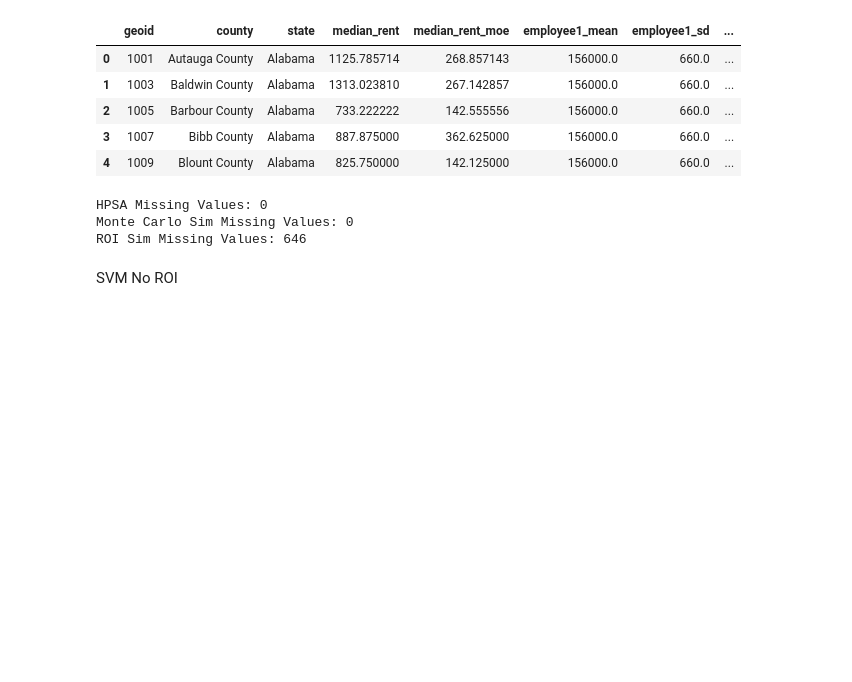
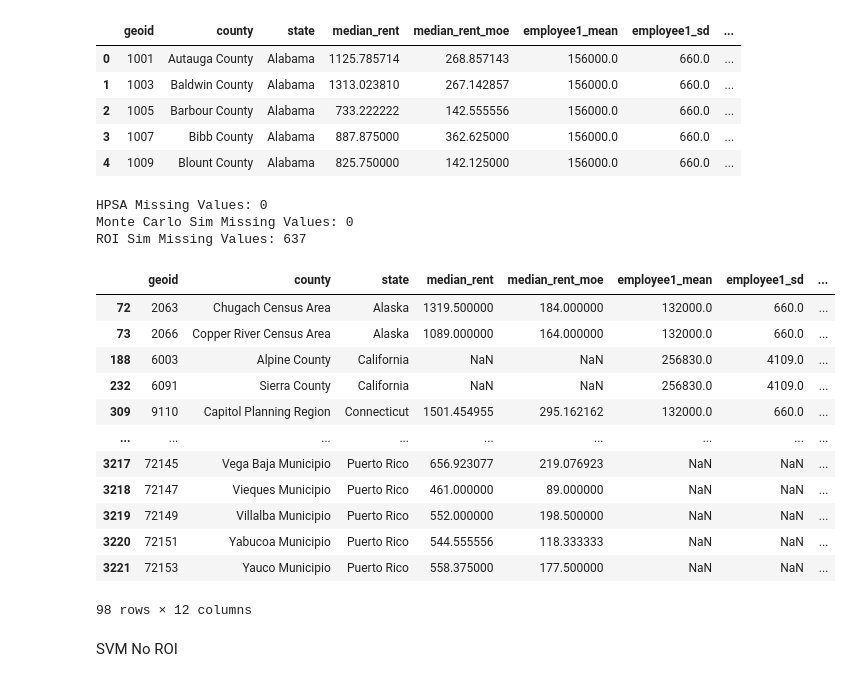
Before and after one commit to ctrazona1385/DS_Capstone_Group_1, a Jupyter notebook: GO_NOGO_SVM.ipynb, the cells around one changed output. Cells and saved outputs as stored; diff of their text form; code cells hidden in the pictures; blank space fills up the shorter version.

```diff
--- a/GO_NOGO_SVM.ipynb
+++ b/GO_NOGO_SVM.ipynb
@@ -48,7 +48,7 @@ monte_df.head()
 | 4 | 1001 | 0.026067 | 0.012786 | 0.041901 | 0.083019 | ... |
 # %%
 # Load the file
-roi_df = pd.read_csv('GitHub Capstone/DS_Capstone_Group_1/data/v2_cleaned/roi_by_county.csv')
+roi_df = pd.read_csv('GitHub Capstone/DS_Capstone_Group_1/data/v2_cleaned/roi_by_county (1).csv')
 
 roi_df = roi_df.drop(columns=['Unnamed: 0'])
 # Preview the data
@@ -73,7 +73,25 @@ print("ROI Sim Missing Values:", missing_values.sum())
 # %% [output]
 HPSA Missing Values: 0
 Monte Carlo Sim Missing Values: 0
-ROI Sim Missing Values: 646
+ROI Sim Missing Values: 637
+# %%
+# roi_df.info()
+missing_roi_df = roi_df[roi_df.isna().any(axis=1)]
+missing_roi_df
+# %% [output]
+|  | geoid | county | state | median_rent | median_rent_moe | employee1_mean | employee1_sd | ... |
+| 72 | 2063 | Chugach Census Area | Alaska | 1319.500000 | 184.000000 | 132000.0 | 660.0 | ... |
+| 73 | 2066 | Copper River Census Area | Alaska | 1089.000000 | 164.000000 | 132000.0 | 660.0 | ... |
+| 188 | 6003 | Alpine County | California | NaN | NaN | 256830.0 | 4109.0 | ... |
+| 232 | 6091 | Sierra County | California | NaN | NaN | 256830.0 | 4109.0 | ... |
+| 309 | 9110 | Capitol Planning Region | Connecticut | 1501.454955 | 295.162162 | 132000.0 | 660.0 | ... |
+| ... | ... | ... | ... | ... | ... | ... | ... | ... |
+| 3217 | 72145 | Vega Baja Municipio | Puerto Rico | 656.923077 | 219.076923 | NaN | NaN | ... |
+| 3218 | 72147 | Vieques Municipio | Puerto Rico | 461.000000 | 89.000000 | NaN | NaN | ... |
+| 3219 | 72149 | Villalba Municipio | Puerto Rico | 552.000000 | 198.500000 | NaN | NaN | ... |
+| 3220 | 72151 | Yabucoa Municipio | Puerto Rico | 544.555556 | 118.333333 | NaN | NaN | ... |
+| 3221 | 72153 | Yauco Municipio | Puerto Rico | 558.375000 | 177.500000 | NaN | NaN | ... |
+98 rows × 12 columns
 # %% [markdown]
 SVM No ROI
 # %%
```
Also changed, not shown: parts of 1 cell of this notebook, 1 other file.
